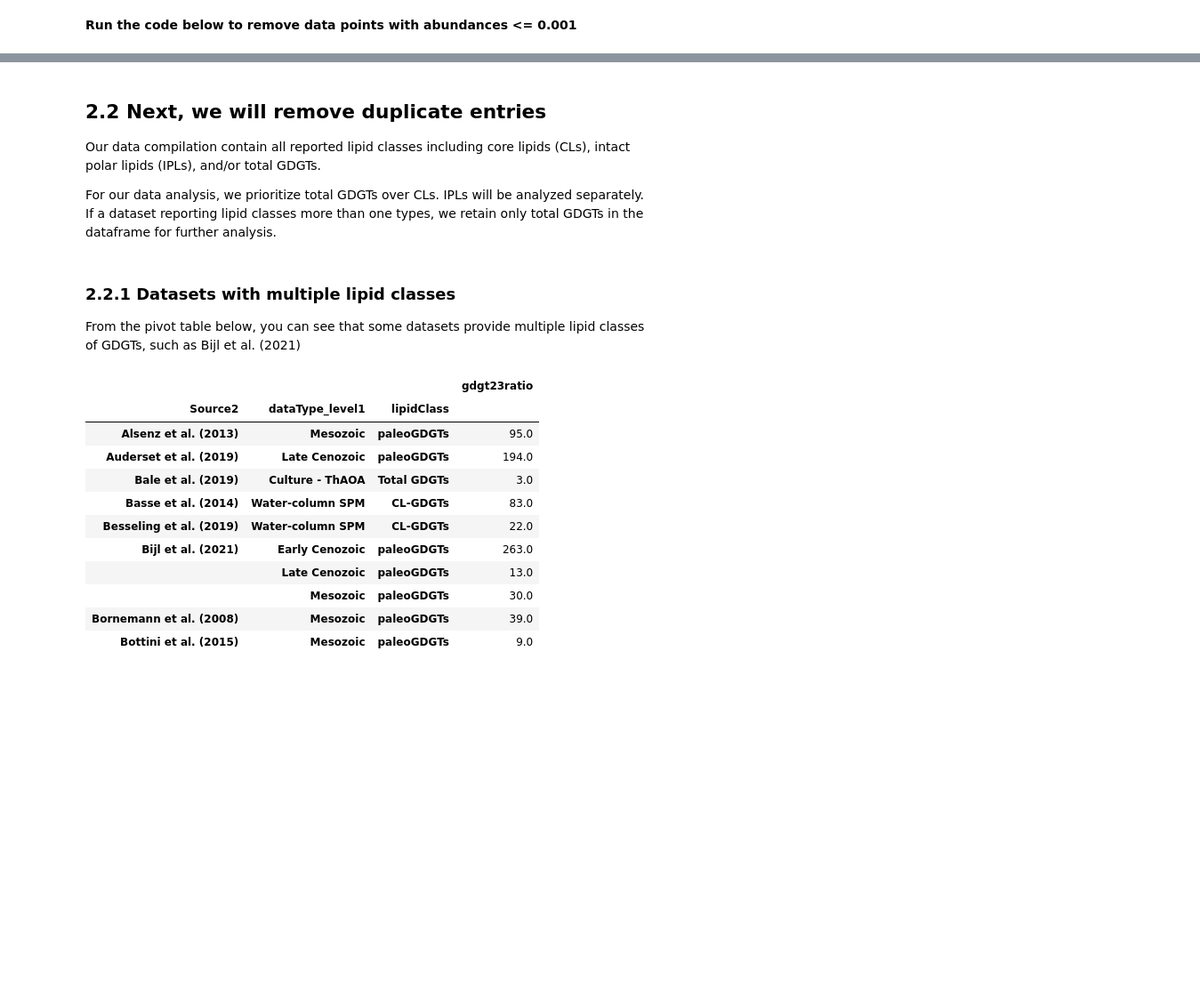
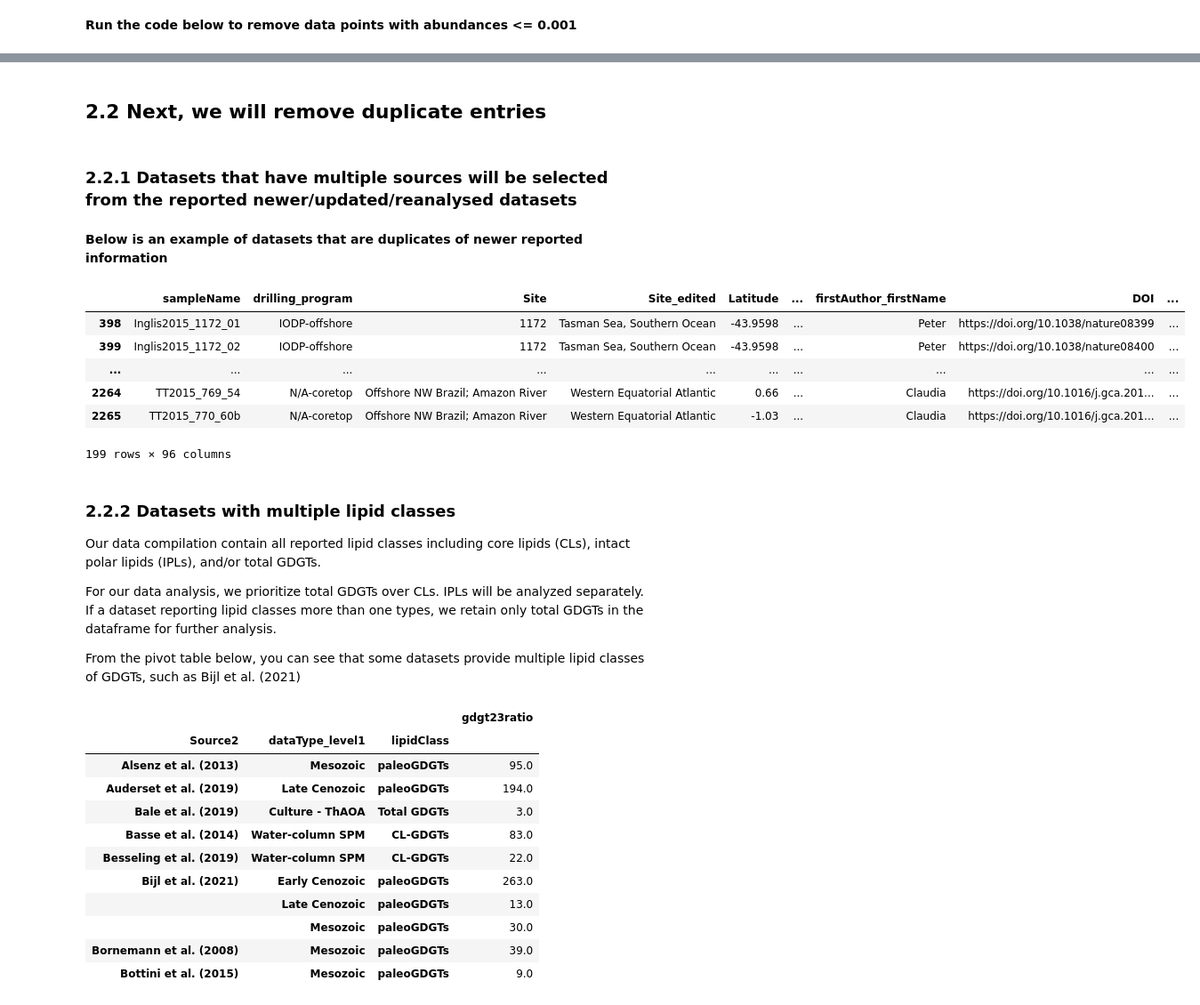
Before and after one commit to PaleoLipidRR/marine-AOA-GDGT-distribution, a Jupyter notebook: PNAS_pythonCodeS1_BeyondTEX86_preprocessing_RR.ipynb, the cells around one changed output, grey strips where cells are left out. Shown at 89% size. Drawn from its saved outputs; the diff is of its cells as text; code cells hidden in the pictures; blank space fills up the shorter version.

```diff
--- a/PNAS_pythonCodeS1_BeyondTEX86_preprocessing_RR.ipynb
+++ b/PNAS_pythonCodeS1_BeyondTEX86_preprocessing_RR.ipynb
@@ -346,0 +269,16 @@ df2
+# %% [markdown]
+## **2.2 Next, we will remove duplicate entries**
+# %% [markdown]
+### **2.2.1 Datasets that have multiple sources will be selected from the reported newer/updated/reanalysed datasets**
+# %% [markdown]
+**Below is an example of datasets that are duplicates of newer reported information**
+# %%
+df2[df2.duplicate_Datasets=='Yes']
+# %% [output]
+|  | sampleName | drilling_program | Site | Site_edited | Latitude | ... | firstAuthor_firstName | DOI | ... |
+| 398 | Inglis2015_1172_01 | IODP-offshore | 1172 | Tasman Sea, Southern Ocean | -43.9598 | ... | Peter | https://doi.org/10.1038/nature08399 | ... |
+| 399 | Inglis2015_1172_02 | IODP-offshore | 1172 | Tasman Sea, Southern Ocean | -43.9598 | ... | Peter | https://doi.org/10.1038/nature08400 | ... |
+| ... | ... | ... | ... | ... | ... | ... | ... | ... | ... |
+| 2264 | TT2015_769_54 | N/A-coretop | Offshore NW Brazil; Amazon River | Western Equatorial Atlantic | 0.66 | ... | Claudia | https://doi.org/10.1016/j.gca.201... | ... |
+| 2265 | TT2015_770_60b | N/A-coretop | Offshore NW Brazil; Amazon River | Western Equatorial Atlantic | -1.03 | ... | Claudia | https://doi.org/10.1016/j.gca.201... | ... |
+199 rows × 96 columns
@@ -347,13 +287,11 @@ df2
 # %% [markdown]
-## **2.2 Next, we will remove duplicate entries**
+### **2.2.2 Datasets with multiple lipid classes**
 
 Our data compilation contain all reported lipid classes including core lipids (CLs), intact polar lipids (IPLs), and/or total GDGTs.
 
 For our data analysis, we prioritize total GDGTs over CLs. IPLs will be analyzed separately. If a dataset reporting lipid classes more than one types, we retain only total GDGTs in the dataframe for further analysis.
+
+From the pivot table below, you can see that some datasets provide multiple lipid classes of GDGTs, such as Bijl et al. (2021)
-# %% [markdown]
-### **2.2.1 Datasets with multiple lipid classes**
-
-From the pivot table below, you can see that some datasets provide multiple lipid classes of GDGTs, such as Bijl et al. (2021)
 # %%
 pd.set_option('display.max_rows',10)
 pivoted = df2.pivot_table(index=('Source2','dataType_level1','lipidClass'),values='gdgt23ratio',aggfunc=lambda x: len(x.unique()))
```
Also changed, not shown: parts of 27 cells of this notebook.
